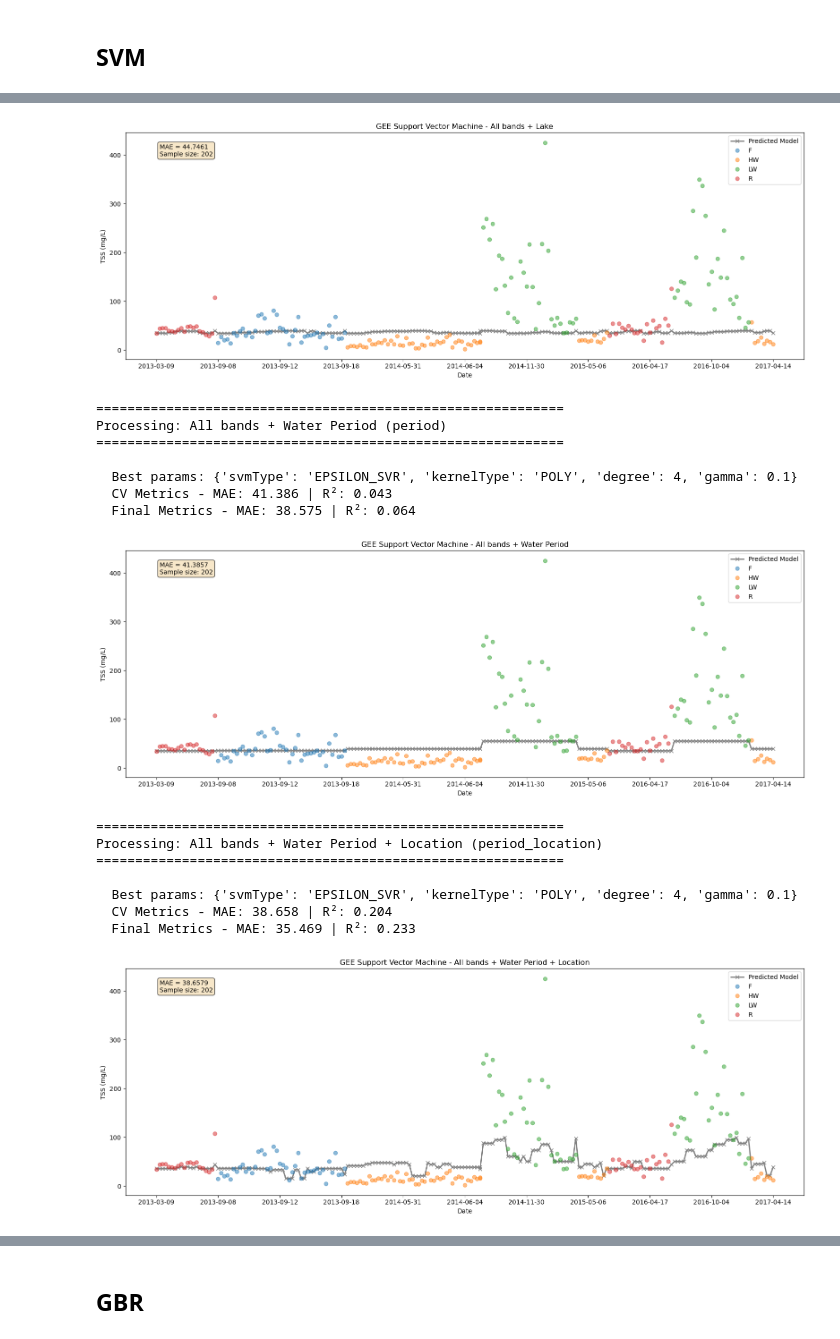
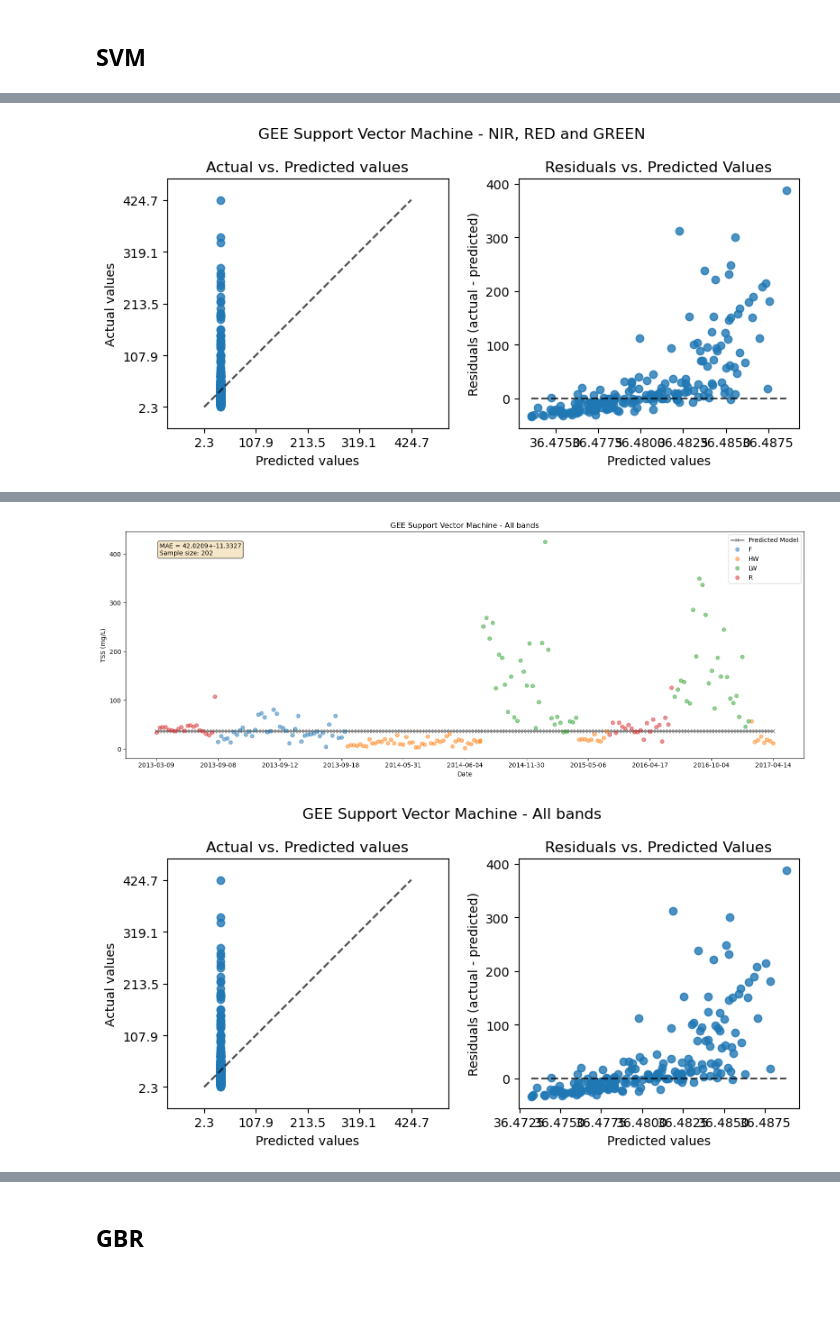
Before and after one commit to larissavaladao/time_series_curuai, a Jupyter notebook: 4.TSS_modeling/3.TSS_gee_models.ipynb, the cells around one changed output, grey strips where cells are left out. Saved outputs shown, nothing was run; the diff lists cells and outputs as text; code cells hidden in the pictures; blank space fills up the shorter version.

```diff
--- a/4.TSS_modeling/3.TSS_gee_models.ipynb
+++ b/4.TSS_modeling/3.TSS_gee_models.ipynb
@@ -199,7 +199,7 @@ def feature_importance_plot(trained, exp="FeatureImportance"):
 
     importance_data = {key_map.get(k, k): v for k, v in original_dict.items()}
     feature_importance = pd.Series(importance_data).sort_values(ascending=True)
-    max = feature_importance.max()
+    max = feature_importance.sum()
     feature_importance = feature_importance.apply(lambda x: float(x/max))
     # Create plot
 
@@ -465,9 +465,6 @@ results = {
                 'nir_red': {},
                 'nir_red_green': {},
                 'all_bands': {},
-                'location':{},
-                "period":{},
-                "period_location":{}
                 }
             },
         'SVM_GEE': {
@@ -475,9 +472,6 @@ results = {
                 'nir_red': {},
                 'nir_red_green': {},
                 'all_bands': {},
-                'location':{},
-                "period":{},
-                "period_location":{}
             }
         },
         'GBR_GEE': {
@@ -485,9 +479,6 @@ results = {
                 'nir_red': {},
                 'nir_red_green': {},
                 'all_bands': {},
-                'location':{},
-                "period":{},
-                "period_location":{}
             }
         }
         }
@@ -654,6 +677,7 @@ for feature_key, feature_info in FEATURE_GROUPS['multi_band'].items():
         avg_metrics, std_dev_metrics = evaluate_parameter_combination(params, band, reg_data, seeds,key)
         list_avg_metrics.append(avg_metrics)
         list_params.append(params)
+        list_std_metrics.append(std_dev_metrics)
 
         # print(f"  Params: {params} | MAE: {avg_metrics['mae']:.3f} | R²: {avg_metrics['r2']:.3f}")
 
@@ -680,21 +704,22 @@ for feature_key, feature_info in FEATURE_GROUPS['multi_band'].items():
     results['water_period']['period_filter'] = None
 
     # Generate visualizations
-    # prepare_time_series_plot(
-    #     df=df_subset,
-    #     y_pred=y_pred_df['classification'],
-    #     cv_metrics_dict=best_metrics,
-    #     title=f"{model_title} - {name}",
-    #     r2_key='mae',
-    #     exp=f"{feature_key}_{key}"
-    # )
-    # plot_evaluation(
-    #     y_true=df_subset['TSS'],
-    #     y_pred=y_pred_df['classification'],
-    #     title=f"{model_title} - {name}",
-    #     exp=f"{feature_key}_{key}"
-    #     )
-    # feature_importance_plot(trained=trained, exp=f"{feature_key}_{key}")
+    prepare_time_series_plot(
+        df=df_subset,
+        y_pred=y_pred_df['classification'],
+        cv_metrics_dict=best_metrics,
+        cv_metrics_std=best_std_metrics,
+        title=f"{model_title} - {name}",
+        r2_key='mae',
+        exp=f"{feature_key}_{key}_new_"
+    )
+    plot_evaluation(
+        y_true=df_subset['TSS'],
+        y_pred=y_pred_df['classification'],
+        title=f"{model_title} - {name}",
+        exp=f"{feature_key}_{key}_new"
+        )
+    # feature_importance_plot(trained=trained, exp=f"{feature_key}_{key}_new")
 # %% [output]
 ============================================================
 Processing: NIR and RED (nir_red)
@@ -715,3 +741,4 @@ Processing: NIR, RED and GREEN (nir_red_green)
+[figure, new version]
 ============================================================
 Processing: All bands (all_bands)
 ============================================================
@@ -730,20 +749,5 @@ Processing: All bands + Lake (location)
-[figure, old version]
-============================================================
-Processing: All bands + Water Period (period)
-============================================================
-
-  Best params: {'svmType': 'EPSILON_SVR', 'kernelType': 'POLY', 'degree': 4, 'gamma': 0.1}
-  CV Metrics - MAE: 41.386 | R²: 0.043
-  Final Metrics - MAE: 38.575 | R²: 0.064
-[figure, old version]
+[figure, new version]
-============================================================
-Processing: All bands + Water Period + Location (period_location)
-============================================================
-
-  Best params: {'svmType': 'EPSILON_SVR', 'kernelType': 'POLY', 'degree': 4, 'gamma': 0.1}
-  CV Metrics - MAE: 38.658 | R²: 0.204
-  Final Metrics - MAE: 35.469 | R²: 0.233
-[figure, old version]
+[figure, new version]
 # %%
 df_metrics, df_cv_metrics = transform_dataframe(results)
 # %% [output]
```
Also changed, not shown: parts of 11 cells of this notebook, 52 other files.
